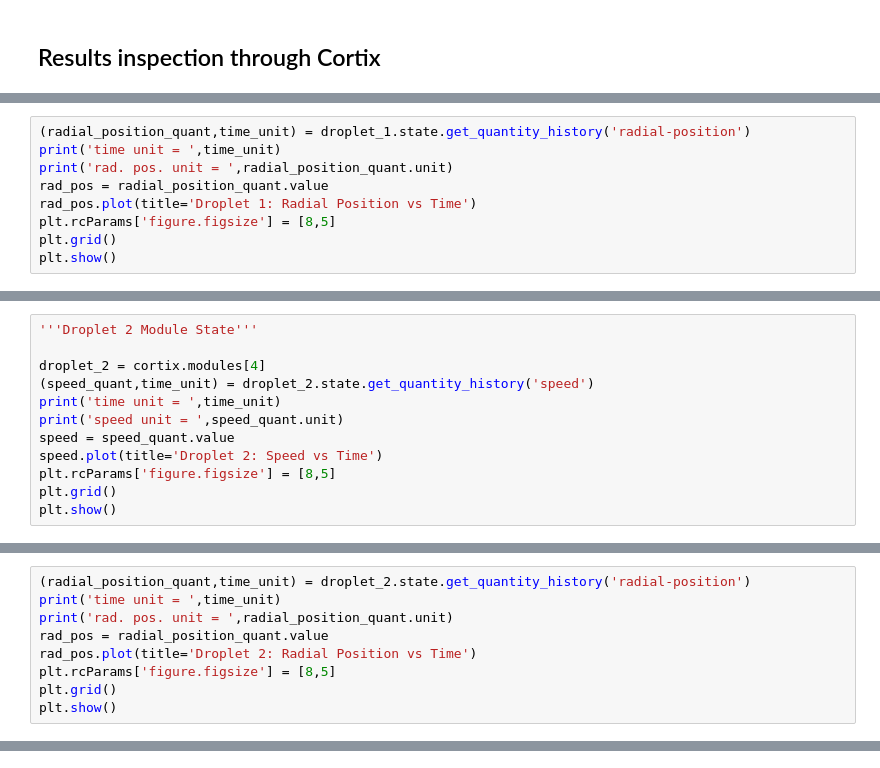
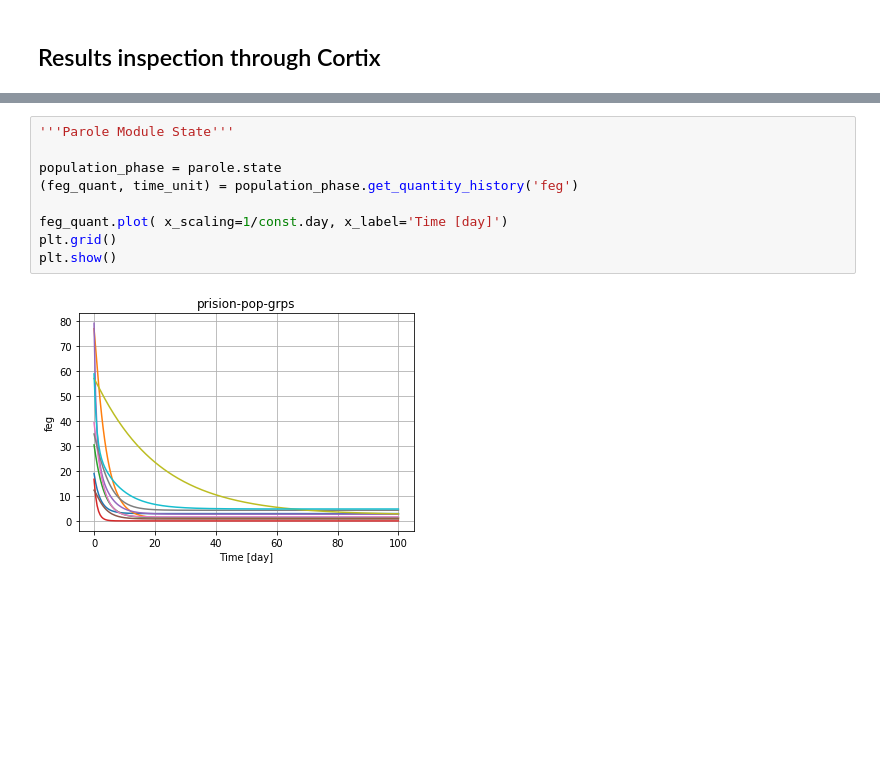
Before and after one commit to dpploy/cortix-nb, a Jupyter notebook: run_justice.ipynb, the cells around one changed output, grey strips where cells are left out. Drawn from its saved outputs; the diff is of its cells as text; blank space fills up the shorter version.

```diff
--- a/run_justice.ipynb
+++ b/run_justice.ipynb
@@ -296,9 +249,0 @@ speed unit =  m/s
-# %%
-(radial_position_quant,time_unit) = droplet_1.state.get_quantity_history('radial-position')
-print('time unit = ',time_unit)
-print('rad. pos. unit = ',radial_position_quant.unit)
-rad_pos = radial_position_quant.value
-rad_pos.plot(title='Droplet 1: Radial Position vs Time')
-plt.rcParams['figure.figsize'] = [8,5]
-plt.grid()
-plt.show()
@@ -309,12 +249,0 @@ rad. pos. unit =  m
-# %%
-'''Droplet 2 Module State'''
-
-droplet_2 = cortix.modules[4]
-(speed_quant,time_unit) = droplet_2.state.get_quantity_history('speed')
-print('time unit = ',time_unit)
-print('speed unit = ',speed_quant.unit)
-speed = speed_quant.value
-speed.plot(title='Droplet 2: Speed vs Time')
-plt.rcParams['figure.figsize'] = [8,5]
-plt.grid()
-plt.show()
@@ -325,9 +249,0 @@ speed unit =  m/s
-# %%
-(radial_position_quant,time_unit) = droplet_2.state.get_quantity_history('radial-position')
-print('time unit = ',time_unit)
-print('rad. pos. unit = ',radial_position_quant.unit)
-rad_pos = radial_position_quant.value
-rad_pos.plot(title='Droplet 2: Radial Position vs Time')
-plt.rcParams['figure.figsize'] = [8,5]
-plt.grid()
-plt.show()
@@ -337,0 +250,11 @@ rad. pos. unit =  m
+# %%
+'''Parole Module State'''
+
+population_phase = parole.state
+(feg_quant, time_unit) = population_phase.get_quantity_history('feg')
+
+feg_quant.plot( x_scaling=1/const.day, x_label='Time [day]')
+plt.grid()
+plt.show()
+# %% [output]
+[figure, added]
```
Also changed, not shown: parts of 19 cells of this notebook, 1 other file.
